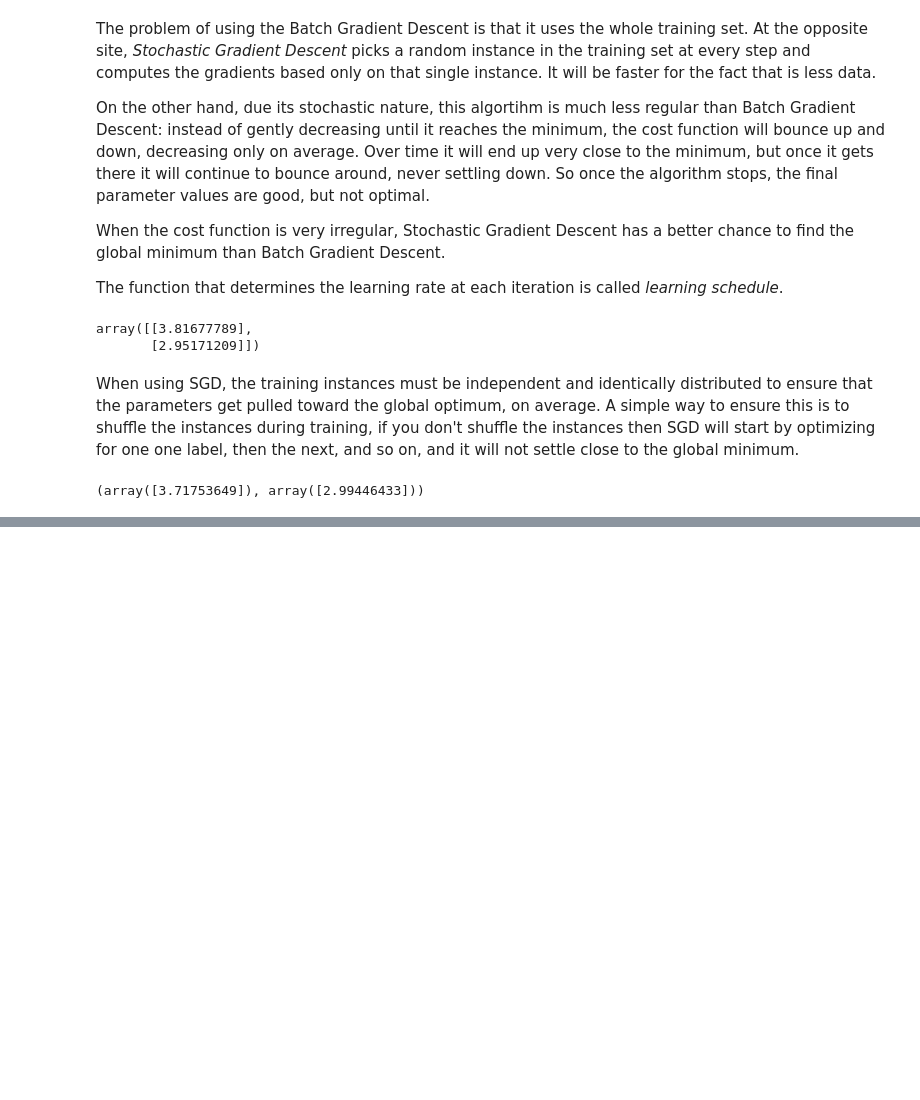
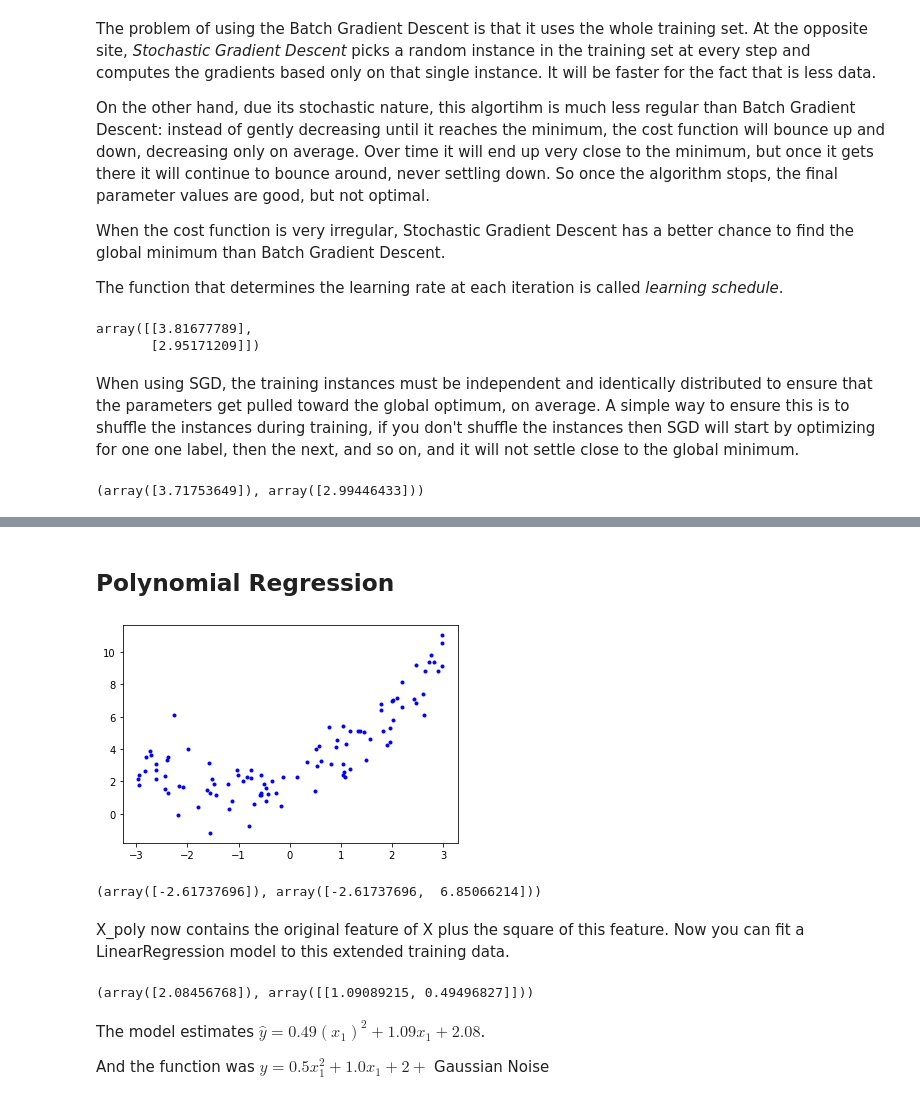
Before and after one commit to saguillo2000/Hands-On-ML-Notes, a Jupyter notebook: Chapter4.ipynb, the cells around one changed output, grey strips where cells are left out. Cells and saved outputs as stored; diff of their text form; code cells hidden in the pictures; blank space fills up the shorter version.

```diff
--- a/Chapter4.ipynb
+++ b/Chapter4.ipynb
@@ -187,0 +194,34 @@ sgd_reg.intercept_, sgd_reg.coef_
+# %% [markdown]
+## Polynomial Regression
+# %%
+m = 100
+X = 6* np.random.rand(m,1) - 3
+y = 0.5 * X**2 + X + 2 + np.random.randn(m,1)
+
+plt.plot(X, y, "b.")
+plt.show()
+# %% [output]
+[figure, added]
+# %%
+from sklearn.preprocessing import PolynomialFeatures
+
+poly_features = PolynomialFeatures(degree=2, include_bias=False)
+X_poly = poly_features.fit_transform(X)
+X[0], X_poly[0]
+# %% [output]
+(array([-2.61737696]), array([-2.61737696,  6.85066214]))
+# %% [markdown]
+X_poly now contains the original feature of X plus the square of this feature. Now you can fit a LinearRegression model to this extended training data.
+# %%
+lin_reg = LinearRegression()
+lin_reg.fit(X_poly, y)
+
+y_pred = lin_reg.predict(X_poly)
+
+lin_reg.intercept_, lin_reg.coef_
+# %% [output]
+(array([2.08456768]), array([[1.09089215, 0.49496827]]))
+# %% [markdown]
+The model estimates $\hat{y} = 0.49(x_{1})^2 + 1.09x_{1} + 2.08$.
+
+And the function was $y = 0.5x_{1}^{2} + 1.0x_{1} + 2 +$ Gaussian Noise
```
Also changed, not shown: parts of 3 cells of this notebook.
